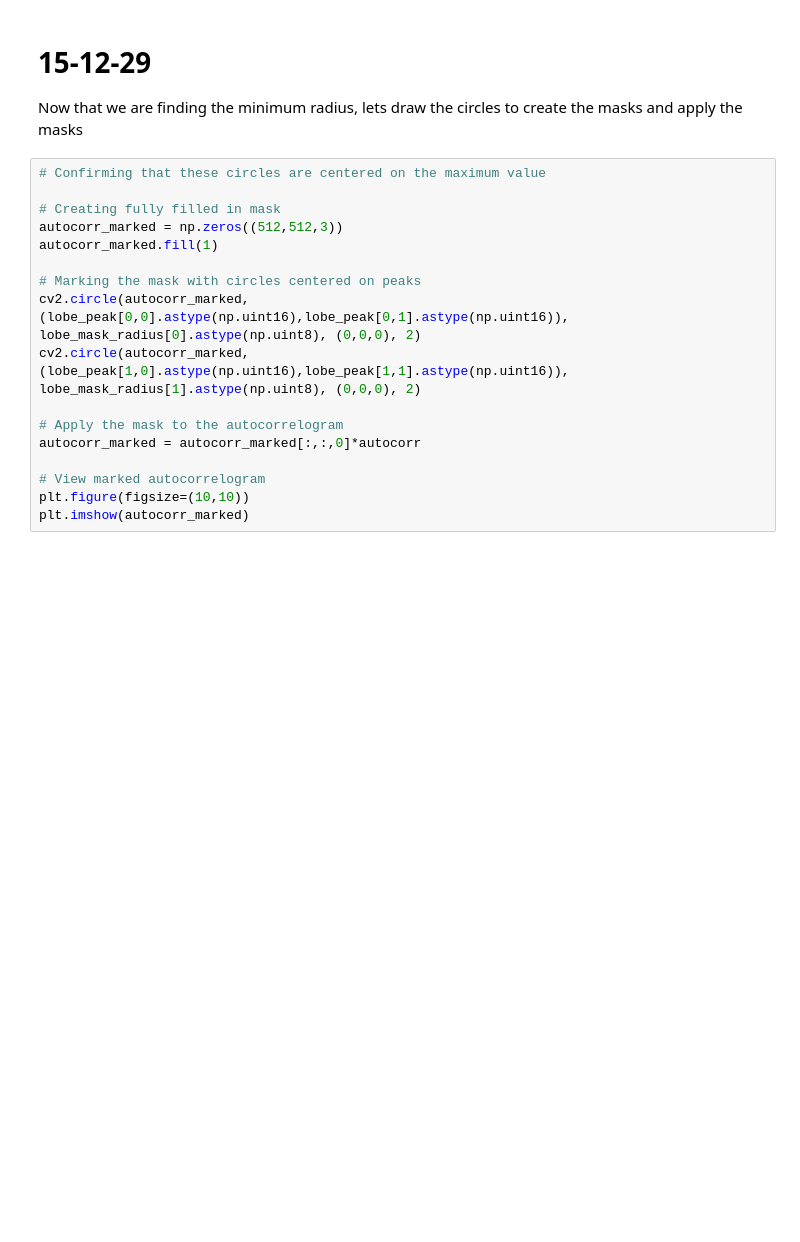
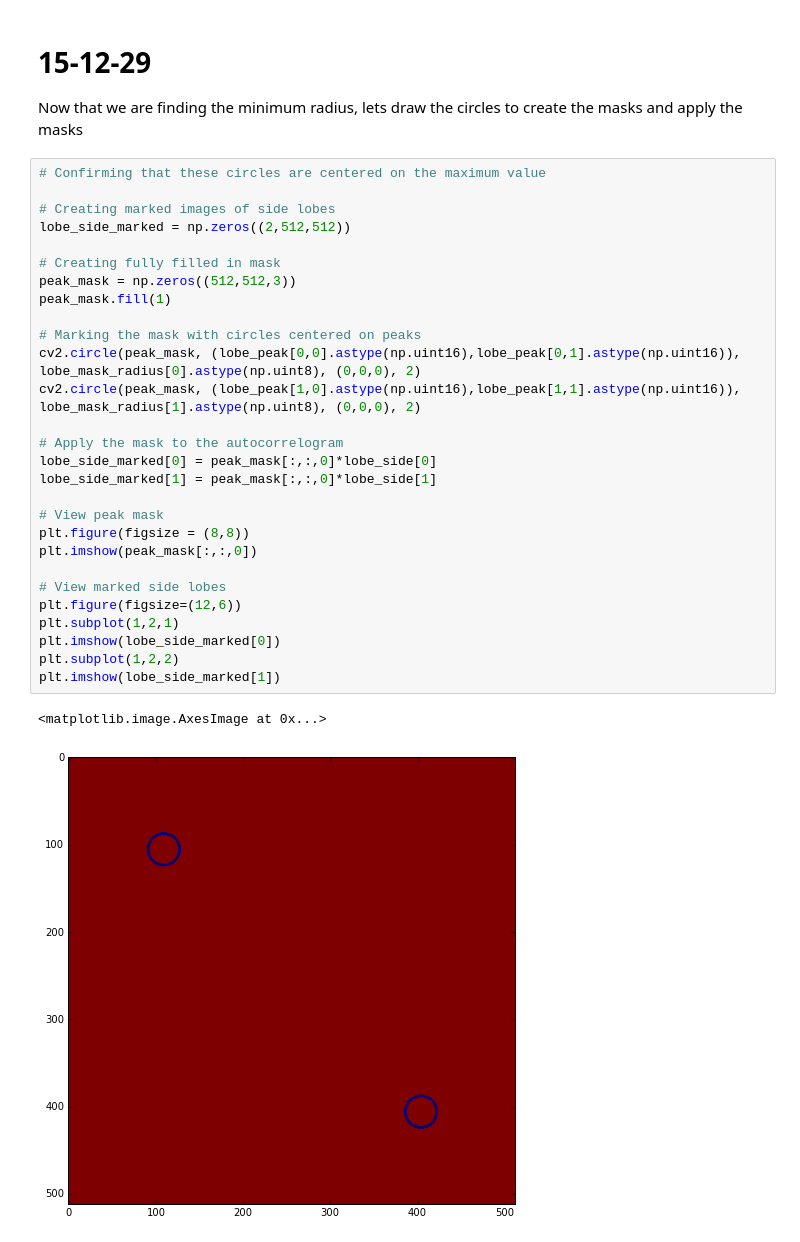
Before and after one commit to nsmidth/CPSLO-Speckle-Reduction, a Jupyter notebook: 15-12-28_centroids.ipynb, the cells around one changed output. Drawn from its saved outputs; the diff is of its cells as text; blank space fills up the shorter version.

Commit message:
Viewing circles drawn on side lobes

```diff
--- a/15-12-28_centroids.ipynb
+++ b/15-12-28_centroids.ipynb
@@ -293,17 +328,31 @@ Now that we are finding the minimum radius, lets draw the circles to create the
 # %%
 # Confirming that these circles are centered on the maximum value
 
+# Creating marked images of side lobes
+lobe_side_marked = np.zeros((2,512,512))
+
 # Creating fully filled in mask
-autocorr_marked = np.zeros((512,512,3))
-autocorr_marked.fill(1)
+peak_mask = np.zeros((512,512,3))
+peak_mask.fill(1)
 
 # Marking the mask with circles centered on peaks
-cv2.circle(autocorr_marked, (lobe_peak[0,0].astype(np.uint16),lobe_peak[0,1].astype(np.uint16)), lobe_mask_radius[0].astype(np.uint8), (0,0,0), 2)
-cv2.circle(autocorr_marked, (lobe_peak[1,0].astype(np.uint16),lobe_peak[1,1].astype(np.uint16)), lobe_mask_radius[1].astype(np.uint8), (0,0,0), 2)
+cv2.circle(peak_mask, (lobe_peak[0,0].astype(np.uint16),lobe_peak[0,1].astype(np.uint16)), lobe_mask_radius[0].astype(np.uint8), (0,0,0), 2)
+cv2.circle(peak_mask, (lobe_peak[1,0].astype(np.uint16),lobe_peak[1,1].astype(np.uint16)), lobe_mask_radius[1].astype(np.uint8), (0,0,0), 2)
 
 # Apply the mask to the autocorrelogram
-autocorr_marked = autocorr_marked[:,:,0]*autocorr
+lobe_side_marked[0] = peak_mask[:,:,0]*lobe_side[0]
+lobe_side_marked[1] = peak_mask[:,:,0]*lobe_side[1]
 
-# View marked autocorrelogram
-plt.figure(figsize=(10,10))
-plt.imshow(autocorr_marked)
+# View peak mask
+plt.figure(figsize = (8,8))
+plt.imshow(peak_mask[:,:,0])
+
+# View marked side lobes
+plt.figure(figsize=(12,6))
+plt.subplot(1,2,1)
+plt.imshow(lobe_side_marked[0])
+plt.subplot(1,2,2)
+plt.imshow(lobe_side_marked[1])
+# %% [output]
+<matplotlib.image.AxesImage at 0x...>
+[figure, added]
```
Also changed, not shown: parts of 7 cells of this notebook.
